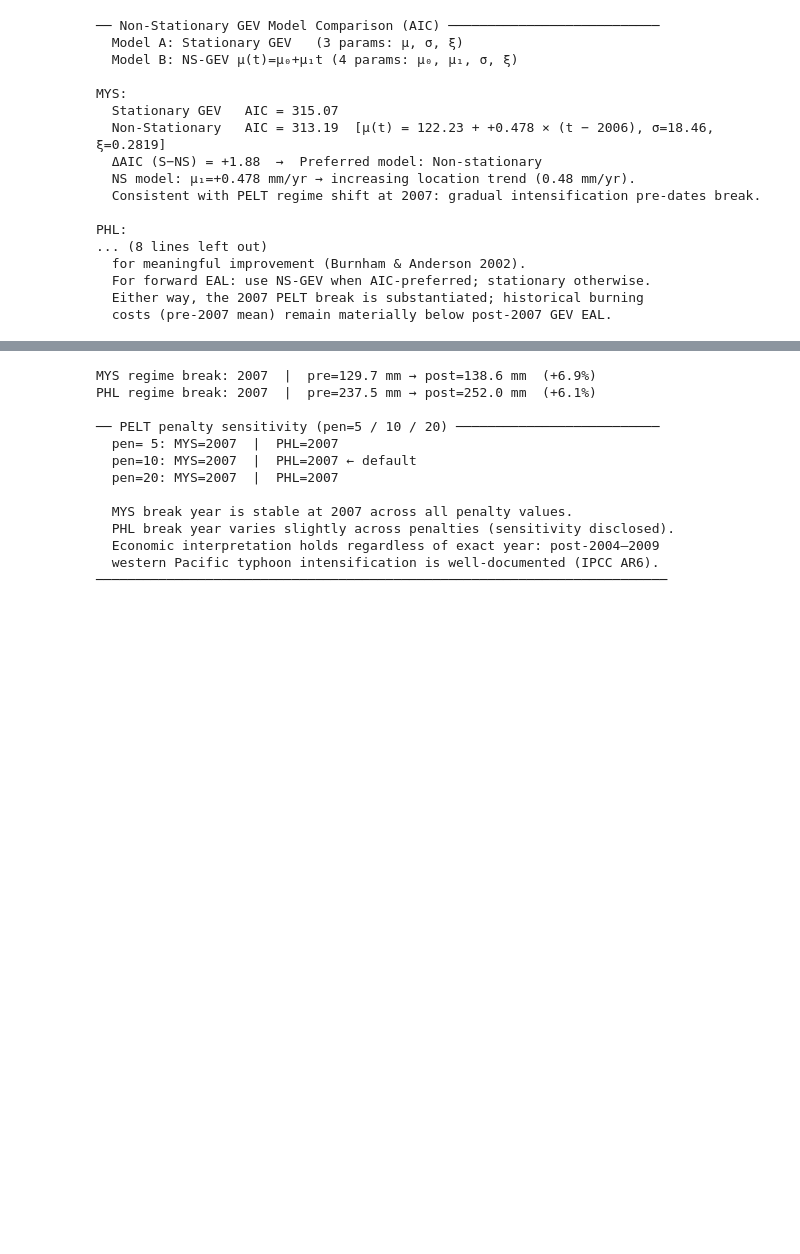
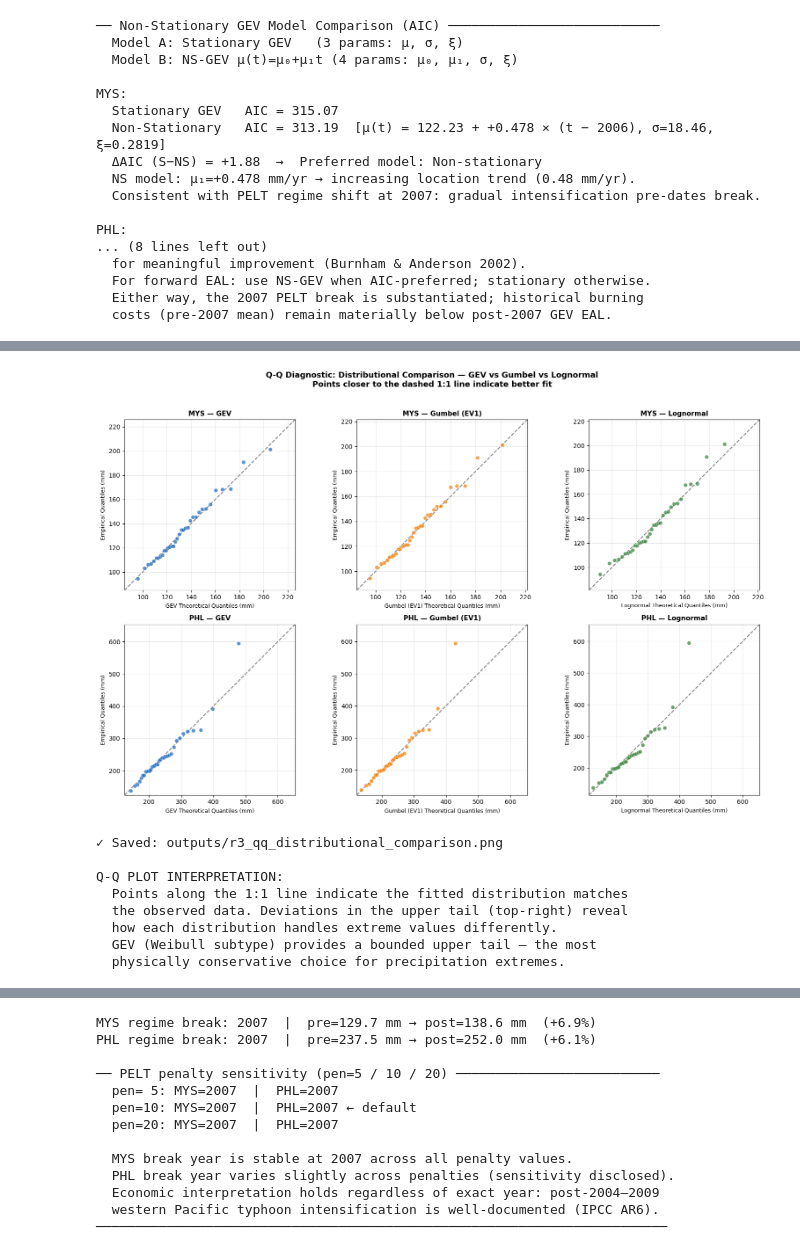
Before and after one commit to Jiakang418/R-Ignite-Masa-Hacktathonn, a Jupyter notebook: notebooks/04_chirps_gev_enso.ipynb, the cells around one changed output, grey strips where cells are left out. Cells and saved outputs as stored; diff of their text form; code cells hidden in the pictures; blank space fills up the shorter version.

```diff
--- a/notebooks/04_chirps_gev_enso.ipynb
+++ b/notebooks/04_chirps_gev_enso.ipynb
@@ -652,0 +859,79 @@ PHL:
+# %%
+# ── Q-Q DIAGNOSTIC PLOTS: Visual Distributional Comparison ────────────────────
+# Standard diagnostic for extreme value model selection.
+# Each subplot shows empirical quantiles (sorted observations) vs.
+# theoretical quantiles from each fitted distribution.
+# Points closer to the 1:1 line indicate better fit.
+
+from scipy.stats import gumbel_r, lognorm
+
+fig, axes = plt.subplots(2, 3, figsize=(16, 10))
+fig.suptitle(
+    'Q-Q Diagnostic: Distributional Comparison — GEV vs Gumbel vs Lognormal\n'
+    'Points closer to the dashed 1:1 line indicate better fit',
+    fontsize=13, fontweight='bold', y=1.02
+)
+
+dist_colors = {'GEV': '#1565C0', 'Gumbel (EV1)': '#F57C00', 'Lognormal': '#2E7D32'}
+
+for row_idx, (code, rx_series) in enumerate([('MYS', mys_rx), ('PHL', phl_rx)]):
+    data = np.sort(rx_series.dropna().values)
+    n = len(data)
+
+    # Empirical quantile positions (Gringorten formula for EVD)
+    probs = (np.arange(1, n + 1) - 0.44) / (n + 0.12)
+
+    # Fit all three distributions
+    c_gev, loc_gev, scale_gev = genextreme.fit(data, method='mle')
+    loc_gumbel, scale_gumbel = gumbel_r.fit(data)
+    s_ln, _, scale_ln = lognorm.fit(data, floc=0)
+
+    fits = [
+        ('GEV', lambda p: genextreme.ppf(p, c_gev, loc=loc_gev, scale=scale_gev)),
+        ('Gumbel (EV1)', lambda p: gumbel_r.ppf(p, loc=loc_gumbel, scale=scale_gumbel)),
+        ('Lognormal', lambda p: lognorm.ppf(p, s_ln, loc=0, scale=scale_ln)),
+    ]
+
+    for col_idx, (dist_name, ppf_func) in enumerate(fits):
+        ax = axes[row_idx, col_idx]
+        theoretical = ppf_func(probs)
+
+        color = dist_colors[dist_name]
+        ax.scatter(theoretical, data, s=40, alpha=0.7, color=color,
+                   edgecolors='white', linewidths=0.5, zorder=3)
+
+        # 1:1 reference line
+        all_vals = np.concatenate([theoretical, data])
+        lo, hi = np.nanmin(all_vals) * 0.9, np.nanmax(all_vals) * 1.1
+        ax.plot([lo, hi], [lo, hi], 'k--', alpha=0.5, linewidth=1.5, zorder=1)
+
+        ax.set_xlabel(f'{dist_name} Theoretical Quantiles (mm)', fontsize=9)
+        ax.set_ylabel('Empirical Quantiles (mm)', fontsize=9)
+        ax.set_title(f'{code} — {dist_name}', fontsize=11, fontweight='bold')
+        ax.grid(True, alpha=0.3)
+        ax.set_xlim(lo, hi)
+        ax.set_ylim(lo, hi)
+        ax.set_aspect('equal', adjustable='box')
+
+plt.tight_layout()
+plt.savefig('../outputs/r3_qq_distributional_comparison.png', dpi=150, bbox_inches='tight')
+plt.show()
+
+print('\n\u2713 Saved: outputs/r3_qq_distributional_comparison.png')
+print()
+print('Q-Q PLOT INTERPRETATION:')
+print('  Points along the 1:1 line indicate the fitted distribution matches')
+print('  the observed data. Deviations in the upper tail (top-right) reveal')
+print('  how each distribution handles extreme values differently.')
+print('  GEV (Weibull subtype) provides a bounded upper tail — the most')
+print('  physically conservative choice for precipitation extremes.')
+# %% [output]
+[figure, added]
+✓ Saved: outputs/r3_qq_distributional_comparison.png
+
+Q-Q PLOT INTERPRETATION:
+  Points along the 1:1 line indicate the fitted distribution matches
+  the observed data. Deviations in the upper tail (top-right) reveal
+  how each distribution handles extreme values differently.
+  GEV (Weibull subtype) provides a bounded upper tail — the most
+  physically conservative choice for precipitation extremes.
```
Also changed, not shown: parts of 5 cells of this notebook, 2 other files.
